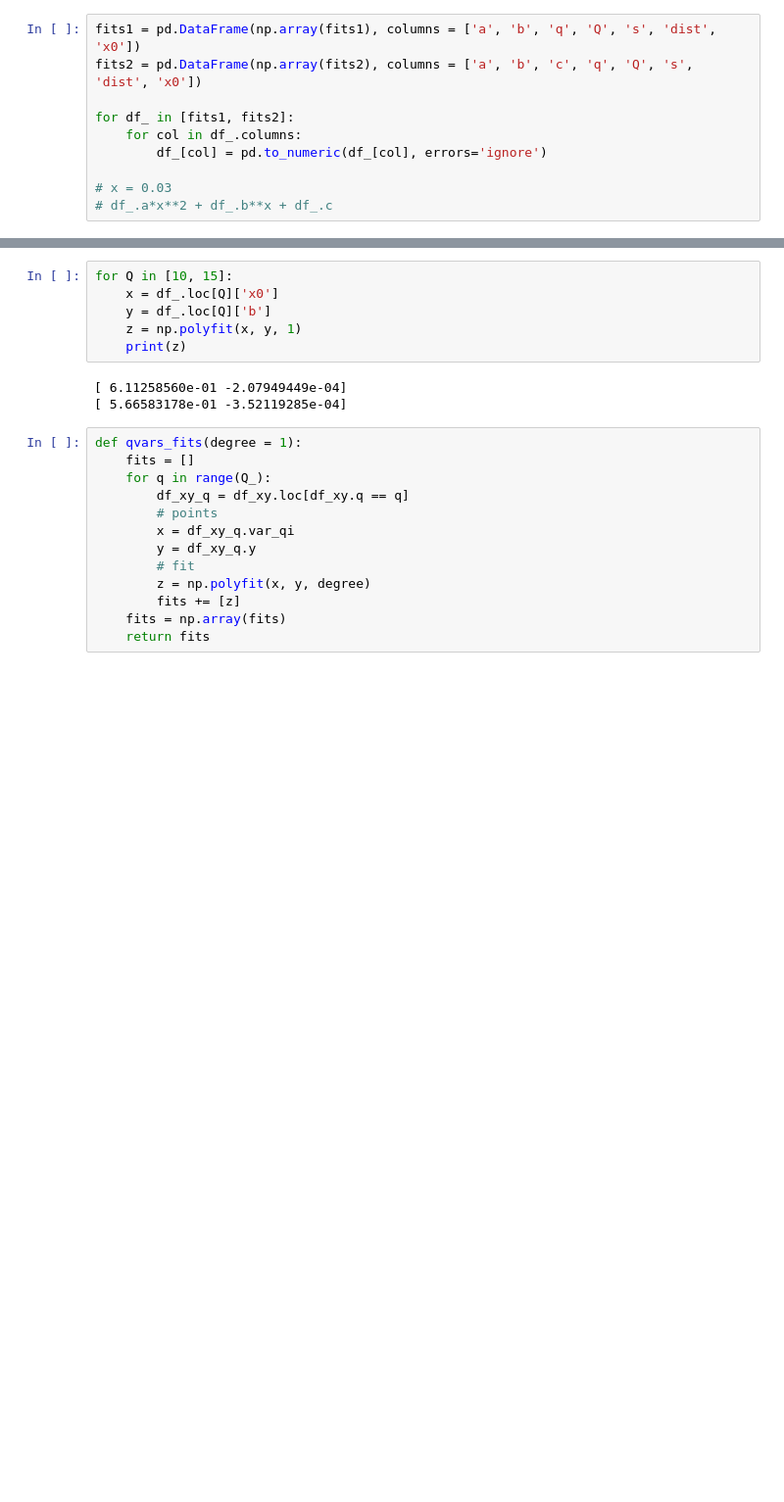
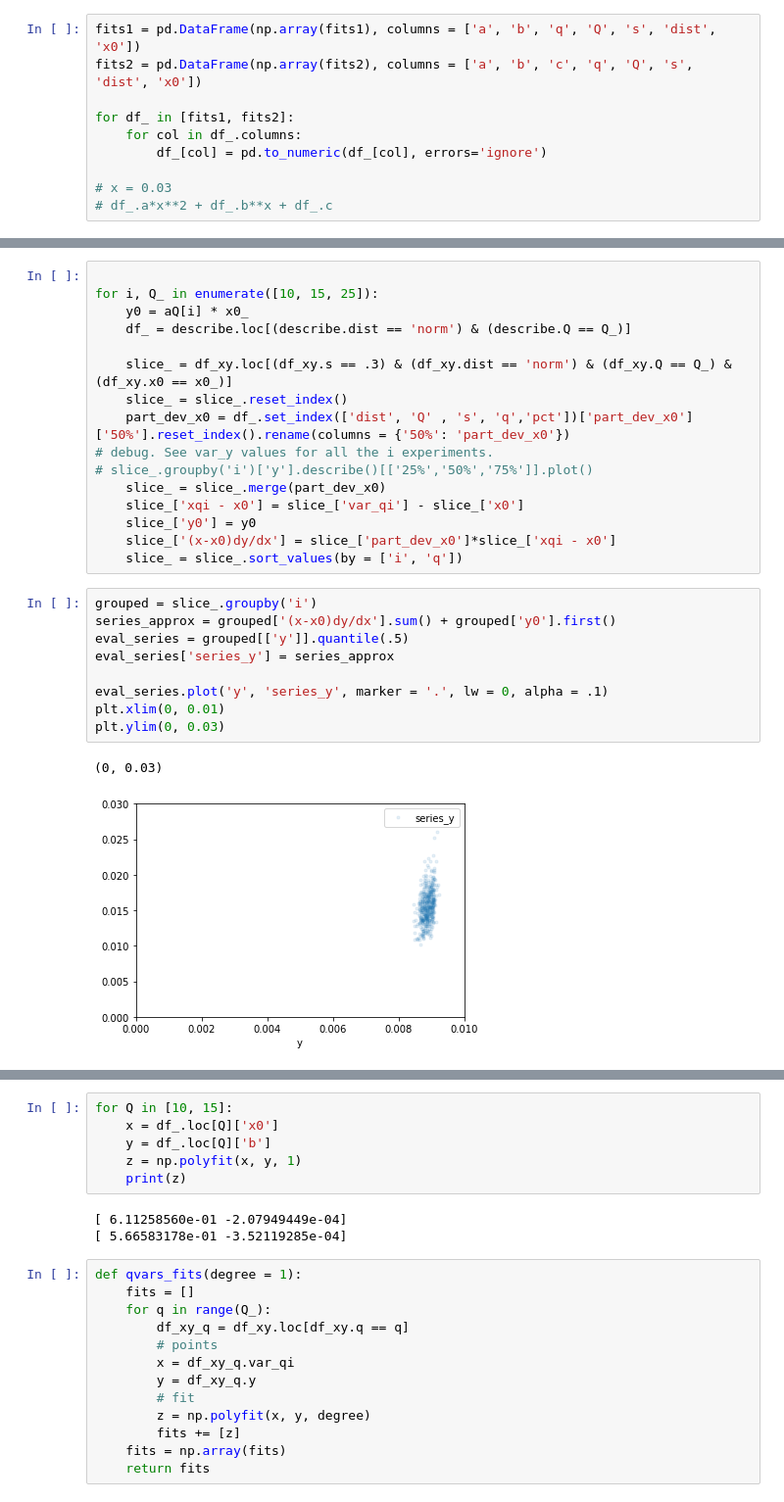
Before and after one commit to matuteiglesias/French_exports_bkp, a Jupyter notebook: code/notebooks/Partial dependence of agg_var on q_var.ipynb, the cells around one changed output, grey strips where cells are left out. Shown at 98% size. Cells and saved outputs as stored; diff of their text form; blank space fills up the shorter version.

```diff
--- a/code/notebooks/Partial dependence of agg_var on q_var.ipynb
+++ b/code/notebooks/Partial dependence of agg_var on q_var.ipynb
@@ -373 +541,29 @@ array([-3.99339923e-04,  1.75612978e-04,  3.82148507e-04, -4.61938132e-04,
+# %%
+
+for i, Q_ in enumerate([10, 15, 25]):
+    y0 = aQ[i] * x0_
+    df_ = describe.loc[(describe.dist == 'norm') & (describe.Q == Q_)]
+
+    slice_ = df_xy.loc[(df_xy.s == .3) & (df_xy.dist == 'norm') & (df_xy.Q == Q_) & (df_xy.x0 == x0_)]
+    slice_ = slice_.reset_index()
+    part_dev_x0 = df_.set_index(['dist', 'Q' , 's', 'q','pct'])['part_dev_x0']['50%'].reset_index().rename(columns = {'50%': 'part_dev_x0'})
+# debug. See var_y values for all the i experiments.
+# slice_.groupby('i')['y'].describe()[['25%','50%','75%']].plot()
+    slice_ = slice_.merge(part_dev_x0)
+    slice_['xqi - x0'] = slice_['var_qi'] - slice_['x0']
+    slice_['y0'] = y0
+    slice_['(x-x0)dy/dx'] = slice_['part_dev_x0']*slice_['xqi - x0']
+    slice_ = slice_.sort_values(by = ['i', 'q'])
+# %%
+grouped = slice_.groupby('i')
+series_approx = grouped['(x-x0)dy/dx'].sum() + grouped['y0'].first()
+eval_series = grouped[['y']].quantile(.5)
+eval_series['series_y'] = series_approx
+
+eval_series.plot('y', 'series_y', marker = '.', lw = 0, alpha = .1)
+plt.xlim(0, 0.01)
+plt.ylim(0, 0.03)
+# %% [output]
+(0, 0.03)
+[figure, added]
 # %%
```
Also changed, not shown: parts of 20 cells of this notebook, 1 other file.
